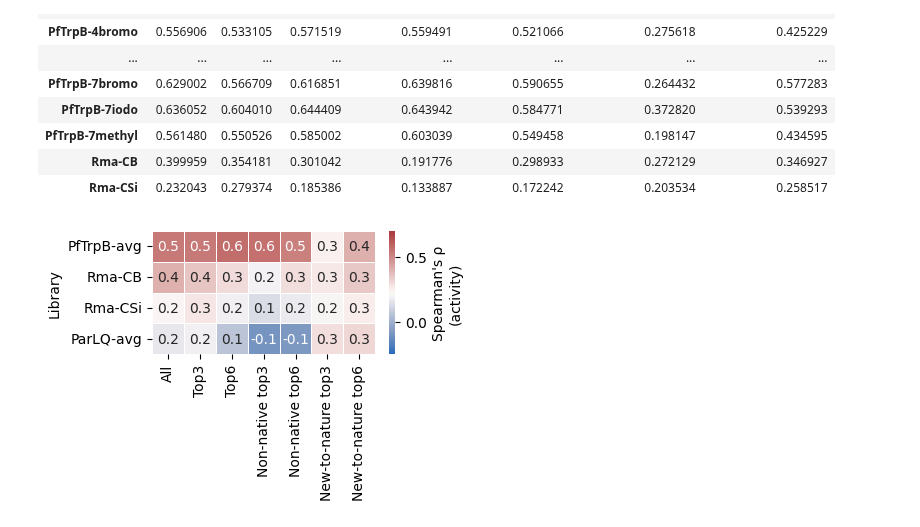
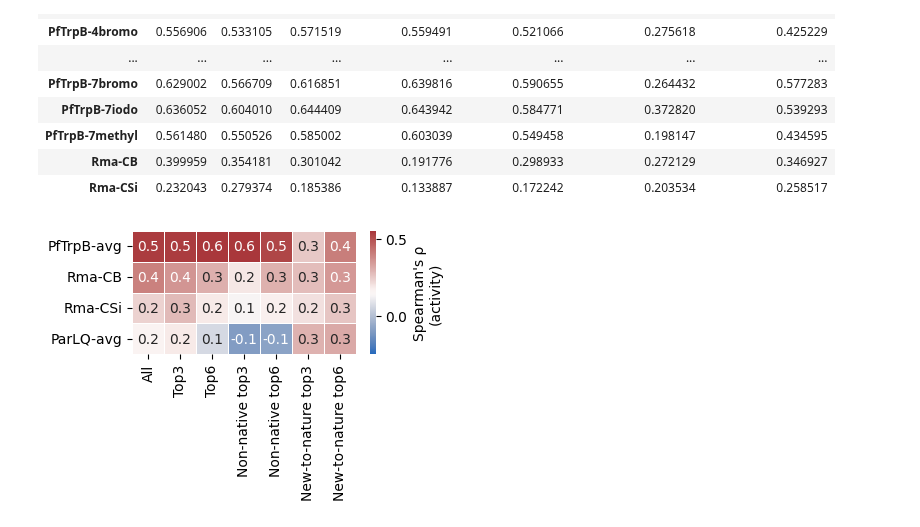
Before and after one commit to fhalab/substrate_aware_zs, a Jupyter notebook: sandbox/naive_combo.ipynb, the cells around one changed output. Drawn from its saved outputs; the diff is of its cells as text; code cells hidden in the pictures.

```diff
--- a/sandbox/naive_combo.ipynb
+++ b/sandbox/naive_combo.ipynb
@@ -232,6 +232,10 @@ new2nature_order = {'AF3': 0.3085763576847145,
  'CoVES': -0.11294348327214027,
  'Hamming distance': -0.1265740819441838,
  'ESM2': -0.1315982997511613}
+
+informed_all_cols = ["EVmutation", "ESM-IF", "Vina", "AF3", "Chai-1", "Hydrophobicity", "Hydrogen bonds"]
+informed_non_native_cols = ["ESM-IF", "Vina", "AF3", "Chai-1"]
+informed_new2nature_cols = ["EVmutation", "AF3", "Chai-1", "Hydrogen bonds"]
 # %%
 from scipy.stats import spearmanr
 from REVIVAL.util import get_file_name
@@ -239,7 +243,7 @@ from REVIVAL.util import get_file_name
 # navie ensemble
 ensemble_score = []
 
-for f in sorted(glob("/disk2/fli/REVIVAL2/zs/comb/miniaml/*.csv")):
+for f in sorted(glob("/disk2/fli/REVIVAL2/zs/comb/minimal/*.csv")):
     lib_name = get_file_name(f)
     if lib_name == "ParLQ":
         lib_name = "ParLQ-a"
@@ -294,6 +298,15 @@ for f in sorted(glob("/disk2/fli/REVIVAL2/zs/comb/miniaml/*.csv")):
     y_pred = df[[c for c in df.columns if c in list(new2nature_order.keys())[:6]]].sum(axis=1)
     new2nature_top6 = spearmanr(y_true, y_pred)[0]
 
+    # informed ensemble
+    y_pred = df[informed_all_cols].sum(axis=1)
+    informed_all = spearmanr(y_true, y_pred)[0]
+    y_pred = df[informed_non_native_cols].sum(axis=1)
+    informed_non_native = spearmanr(y_true, y_pred)[0]
+    y_pred = df[informed_new2nature_cols].sum(axis=1)
+    informed_new2nature = spearmanr(y_true, y_pred)[0]
+
+
     # save to dict
     ensemble_score.append(
         {
@@ -307,6 +320,9 @@ for f in sorted(glob("/disk2/fli/REVIVAL2/zs/comb/miniaml/*.csv")):
             # "new2nature_top2": new2nature_top2,
             "New-to-nature top3": new2nature_top3,
             "New-to-nature top6": new2nature_top6,
+            # "Informed all": informed_all,
+            # "Informed non-native": informed_non_native,
+            # "Informed new-to-nature": informed_new2nature,
         }
     )
 # %%
@@ -380,28 +398,30 @@ ensemble_df
 # %%
 groups = {
     "PfTrpB-avg": [c for c in LIB_ORDER if c.startswith("PfTrpB")],
     "ParLQ-avg": [c for c in LIB_ORDER if c.startswith("ParLQ")],
 }
 
 for new_row, rows in groups.items():
     ensemble_df.loc[new_row] = ensemble_df.loc[rows].mean()
 
 # Set the figure size
 plt.figure(figsize=(3.6, 1.6))
 # Create a heatmap
 sns.heatmap(
     ensemble_df.loc[["PfTrpB-avg", "Rma-CB", "Rma-CSi", "ParLQ-avg"]],
     # .reindex(LIB_ORDER),
     cmap="vlag",
     annot=True,
     fmt=".1f",
     linewidths=0.5,
     cbar_kws={"label": "Spearman's ρ\n(activity)", "ticks": [0, 0.5]},
     vmin=-0.25,
-    vmax=0.7
+    vmax=0.55
 )
+# take away y label
+plt.ylabel("")
 # Show the plot
 # plt.title("ZS Summary: Spearman correlation")
 plt.savefig("figs/zs_naivecomb_fit_rho.svg", format="svg", dpi=300, bbox_inches="tight")
 # %% [output]
-[figure, old version]
+[figure, new version]
```
Also changed, not shown: parts of 1 cell of this notebook, 8 other files.
